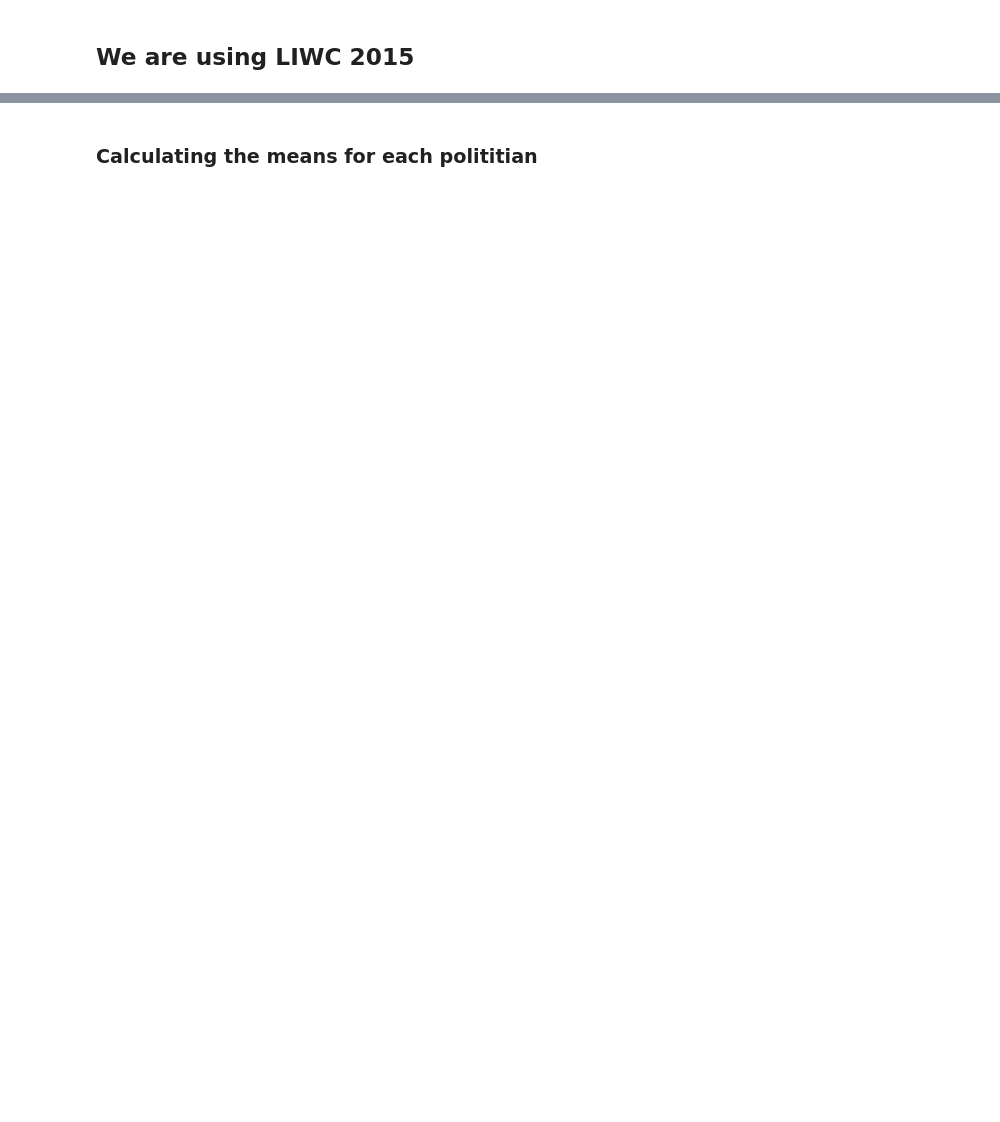
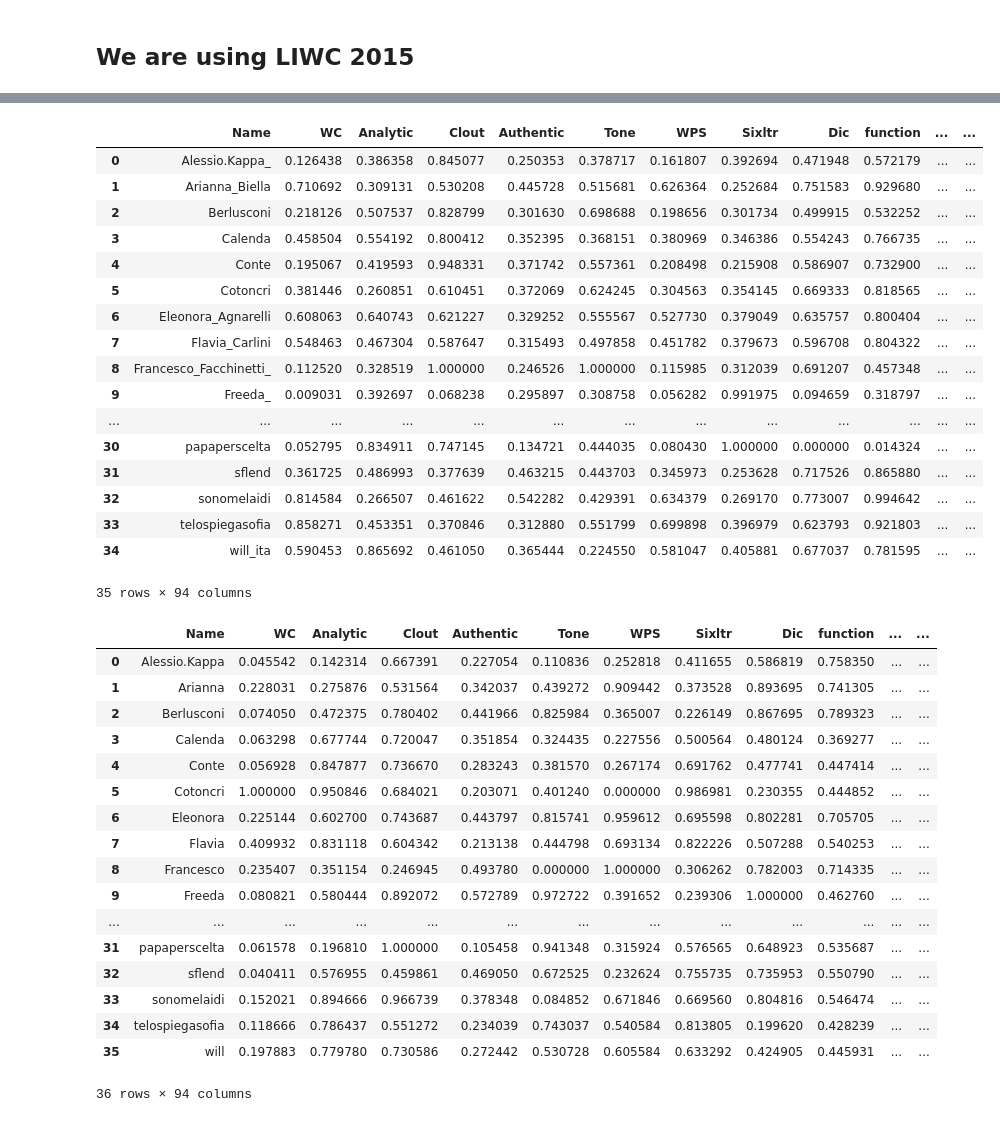
Before and after one commit to davidecolussi/Politok, a Jupyter notebook: TikTok/Tikapi/analyze_LIWC.ipynb, the cells around one changed output, grey strips where cells are left out. Cells and saved outputs as stored; diff of their text form; code cells hidden in the pictures; blank space fills up the shorter version.

```diff
--- a/TikTok/Tikapi/analyze_LIWC.ipynb
+++ b/TikTok/Tikapi/analyze_LIWC.ipynb
@@ -114,2 +2,0 @@ display(df_people_means)
-# %% [markdown]
-### Calculating the means for each polititian
@@ -116 +9,46 @@ display(df_people_means)
+# %%
+df_comms = pd.read_excel("LIWC/Comm_LIWC_scaled.xlsx")
+df_comms.rename(columns = {'Unnamed: 0':'Name'}, inplace = True)
+display(df_comms)
+
+df_text = pd.read_excel("LIWC/Text_LIWC_scaled.xlsx")
+df_text.rename(columns = {'Unnamed: 0':'Name'}, inplace = True)
+display(df_text)
+# %% [output]
+|  | Name | WC | Analytic | Clout | Authentic | Tone | WPS | Sixltr | Dic | function | ... | ... |
+| 0 | Alessio.Kappa_ | 0.126438 | 0.386358 | 0.845077 | 0.250353 | 0.378717 | 0.161807 | 0.392694 | 0.471948 | 0.572179 | ... | ... |
+| 1 | Arianna_Biella | 0.710692 | 0.309131 | 0.530208 | 0.445728 | 0.515681 | 0.626364 | 0.252684 | 0.751583 | 0.929680 | ... | ... |
+| 2 | Berlusconi | 0.218126 | 0.507537 | 0.828799 | 0.301630 | 0.698688 | 0.198656 | 0.301734 | 0.499915 | 0.532252 | ... | ... |
+| 3 | Calenda | 0.458504 | 0.554192 | 0.800412 | 0.352395 | 0.368151 | 0.380969 | 0.346386 | 0.554243 | 0.766735 | ... | ... |
+| 4 | Conte | 0.195067 | 0.419593 | 0.948331 | 0.371742 | 0.557361 | 0.208498 | 0.215908 | 0.586907 | 0.732900 | ... | ... |
+| 5 | Cotoncri | 0.381446 | 0.260851 | 0.610451 | 0.372069 | 0.624245 | 0.304563 | 0.354145 | 0.669333 | 0.818565 | ... | ... |
+| 6 | Eleonora_Agnarelli | 0.608063 | 0.640743 | 0.621227 | 0.329252 | 0.555567 | 0.527730 | 0.379049 | 0.635757 | 0.800404 | ... | ... |
+| 7 | Flavia_Carlini | 0.548463 | 0.467304 | 0.587647 | 0.315493 | 0.497858 | 0.451782 | 0.379673 | 0.596708 | 0.804322 | ... | ... |
+| 8 | Francesco_Facchinetti_ | 0.112520 | 0.328519 | 1.000000 | 0.246526 | 1.000000 | 0.115985 | 0.312039 | 0.691207 | 0.457348 | ... | ... |
+| 9 | Freeda_ | 0.009031 | 0.392697 | 0.068238 | 0.295897 | 0.308758 | 0.056282 | 0.991975 | 0.094659 | 0.318797 | ... | ... |
+| ... | ... | ... | ... | ... | ... | ... | ... | ... | ... | ... | ... | ... |
+| 30 | papaperscelta | 0.052795 | 0.834911 | 0.747145 | 0.134721 | 0.444035 | 0.080430 | 1.000000 | 0.000000 | 0.014324 | ... | ... |
+| 31 | sflend | 0.361725 | 0.486993 | 0.377639 | 0.463215 | 0.443703 | 0.345973 | 0.253628 | 0.717526 | 0.865880 | ... | ... |
+| 32 | sonomelaidi | 0.814584 | 0.266507 | 0.461622 | 0.542282 | 0.429391 | 0.634379 | 0.269170 | 0.773007 | 0.994642 | ... | ... |
+| 33 | telospiegasofia | 0.858271 | 0.453351 | 0.370846 | 0.312880 | 0.551799 | 0.699898 | 0.396979 | 0.623793 | 0.921803 | ... | ... |
+| 34 | will_ita | 0.590453 | 0.865692 | 0.461050 | 0.365444 | 0.224550 | 0.581047 | 0.405881 | 0.677037 | 0.781595 | ... | ... |
+35 rows × 94 columns
+|  | Name | WC | Analytic | Clout | Authentic | Tone | WPS | Sixltr | Dic | function | ... | ... |
+| 0 | Alessio.Kappa | 0.045542 | 0.142314 | 0.667391 | 0.227054 | 0.110836 | 0.252818 | 0.411655 | 0.586819 | 0.758350 | ... | ... |
+| 1 | Arianna | 0.228031 | 0.275876 | 0.531564 | 0.342037 | 0.439272 | 0.909442 | 0.373528 | 0.893695 | 0.741305 | ... | ... |
+| 2 | Berlusconi | 0.074050 | 0.472375 | 0.780402 | 0.441966 | 0.825984 | 0.365007 | 0.226149 | 0.867695 | 0.789323 | ... | ... |
+| 3 | Calenda | 0.063298 | 0.677744 | 0.720047 | 0.351854 | 0.324435 | 0.227556 | 0.500564 | 0.480124 | 0.369277 | ... | ... |
+| 4 | Conte | 0.056928 | 0.847877 | 0.736670 | 0.283243 | 0.381570 | 0.267174 | 0.691762 | 0.477741 | 0.447414 | ... | ... |
+| 5 | Cotoncri | 1.000000 | 0.950846 | 0.684021 | 0.203071 | 0.401240 | 0.000000 | 0.986981 | 0.230355 | 0.444852 | ... | ... |
+| 6 | Eleonora | 0.225144 | 0.602700 | 0.743687 | 0.443797 | 0.815741 | 0.959612 | 0.695598 | 0.802281 | 0.705705 | ... | ... |
+| 7 | Flavia | 0.409932 | 0.831118 | 0.604342 | 0.213138 | 0.444798 | 0.693134 | 0.822226 | 0.507288 | 0.540253 | ... | ... |
+| 8 | Francesco | 0.235407 | 0.351154 | 0.246945 | 0.493780 | 0.000000 | 1.000000 | 0.306262 | 0.782003 | 0.714335 | ... | ... |
+| 9 | Freeda | 0.080821 | 0.580444 | 0.892072 | 0.572789 | 0.972722 | 0.391652 | 0.239306 | 1.000000 | 0.462760 | ... | ... |
+| ... | ... | ... | ... | ... | ... | ... | ... | ... | ... | ... | ... | ... |
+| 31 | papaperscelta | 0.061578 | 0.196810 | 1.000000 | 0.105458 | 0.941348 | 0.315924 | 0.576565 | 0.648923 | 0.535687 | ... | ... |
+| 32 | sflend | 0.040411 | 0.576955 | 0.459861 | 0.469050 | 0.672525 | 0.232624 | 0.755735 | 0.735953 | 0.550790 | ... | ... |
+| 33 | sonomelaidi | 0.152021 | 0.894666 | 0.966739 | 0.378348 | 0.084852 | 0.671846 | 0.669560 | 0.804816 | 0.546474 | ... | ... |
+| 34 | telospiegasofia | 0.118666 | 0.786437 | 0.551272 | 0.234039 | 0.743037 | 0.540584 | 0.813805 | 0.199620 | 0.428239 | ... | ... |
+| 35 | will | 0.197883 | 0.779780 | 0.730586 | 0.272442 | 0.530728 | 0.605584 | 0.633292 | 0.424905 | 0.445931 | ... | ... |
+36 rows × 94 columns
 # %%
```
Also changed, not shown: parts of 30 cells of this notebook, 3 other files.
